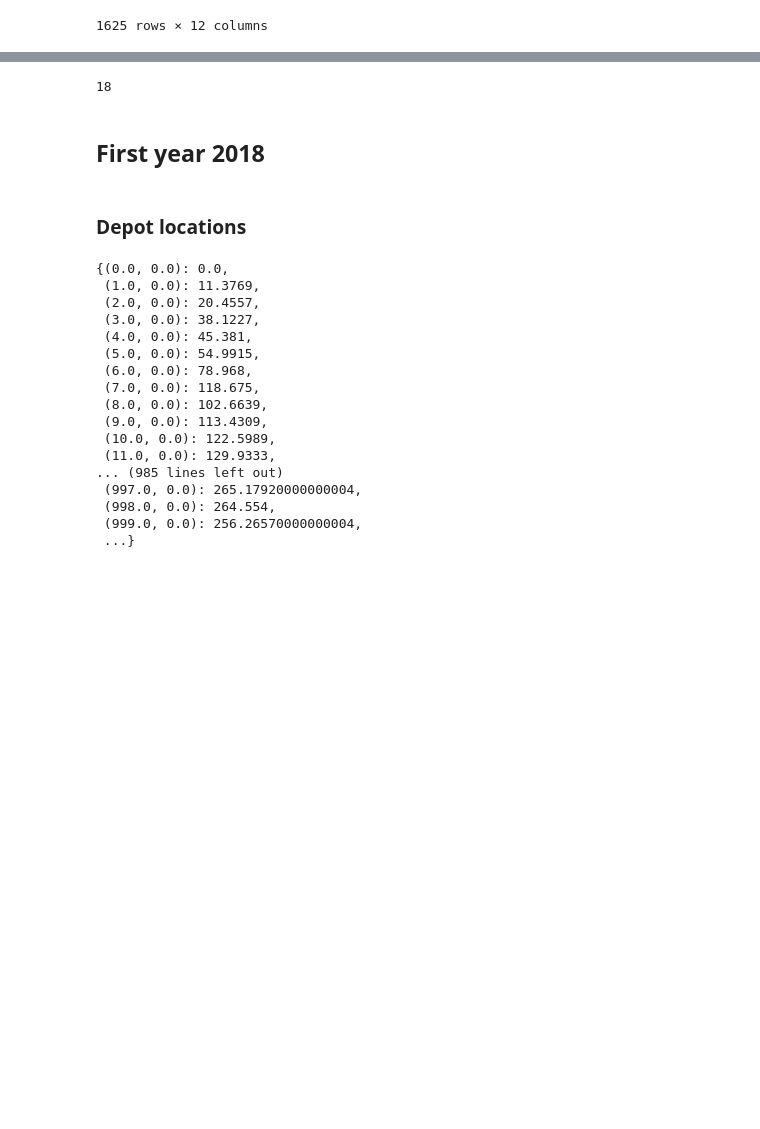
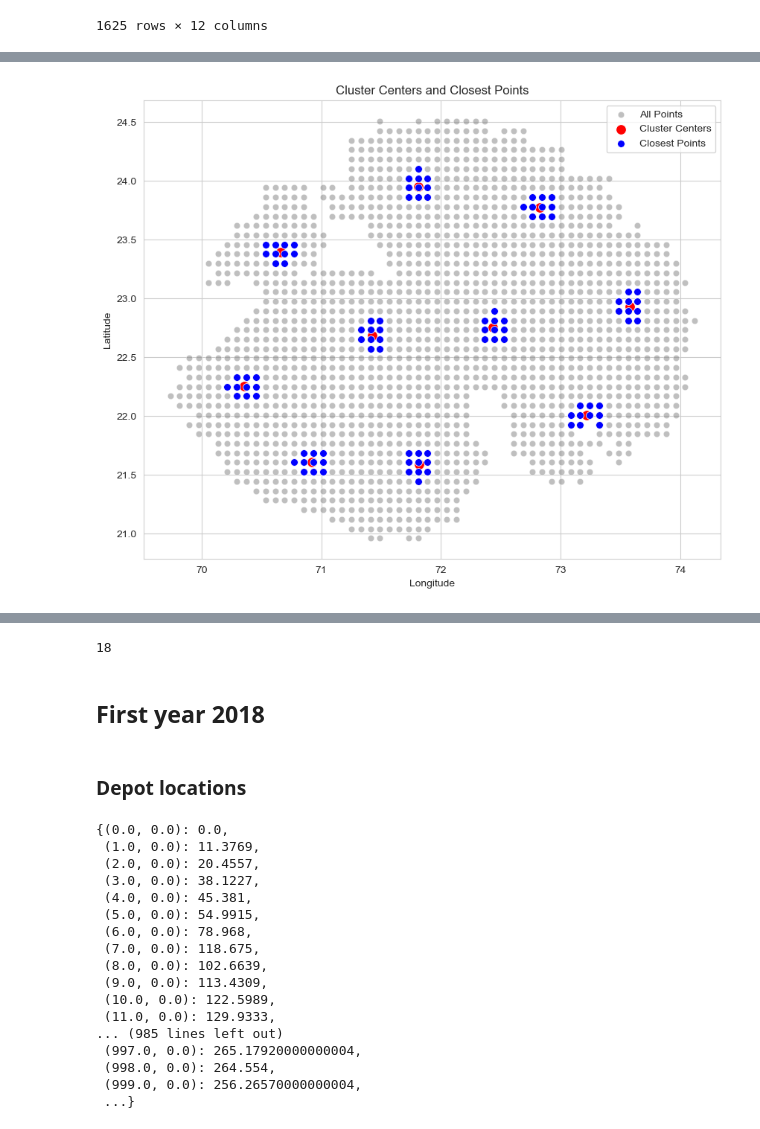
Before and after one commit to Genndoso/Shell_hachakton_2023, a Jupyter notebook: notebooks/SCIP.ipynb, the cells around one changed output, grey strips where cells are left out. Saved outputs shown, nothing was run; the diff lists cells and outputs as text; code cells hidden in the pictures; blank space fills up the shorter version.

```diff
--- a/notebooks/SCIP.ipynb
+++ b/notebooks/SCIP.ipynb
@@ -155,0 +164,2 @@ prediction
+# %%
+cluster_centers, closest_points, closest_points_indices = cluster_preprocessing(data=prediction, num_clusters=10, num_closest_points=10)
@@ -156,3 +198,25 @@ prediction
+# %%
+# Plotting
+plt.figure(figsize=(10, 8))
+
+# Plot all points from the dataset
+sns.scatterplot(data=prediction, x='Longitude', y='Latitude', color='gray', alpha=0.5, label='All Points')
+
+# Plot cluster centers
+sns.scatterplot(data=pd.DataFrame(cluster_centers, columns=['longitude', 'latitude']),
+                x='longitude', y='latitude', color='red', s=100, label='Cluster Centers')
+
+# Plot closest points
+closest_points_df = pd.DataFrame(closest_points, columns=['longitude', 'latitude'])
+sns.scatterplot(data=closest_points_df, x='longitude', y='latitude', color='blue', s=50, label='Closest Points')
+
+plt.xlabel('Longitude')
+plt.ylabel('Latitude')
+plt.title('Cluster Centers and Closest Points')
+plt.legend()
+plt.show()
+# %% [output]
+[figure, added]
 # %%
 year = '2018'
 
```
Also changed, not shown: parts of 9 cells of this notebook, 2 other files.
